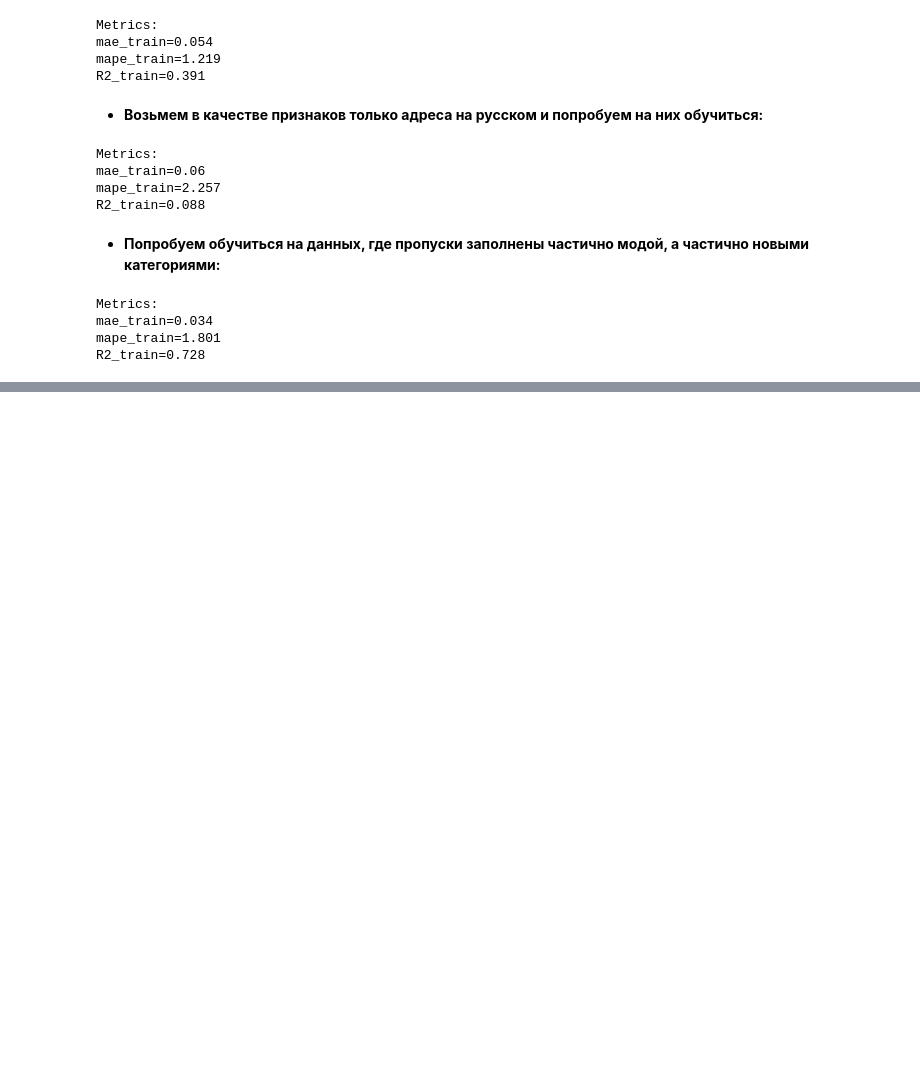
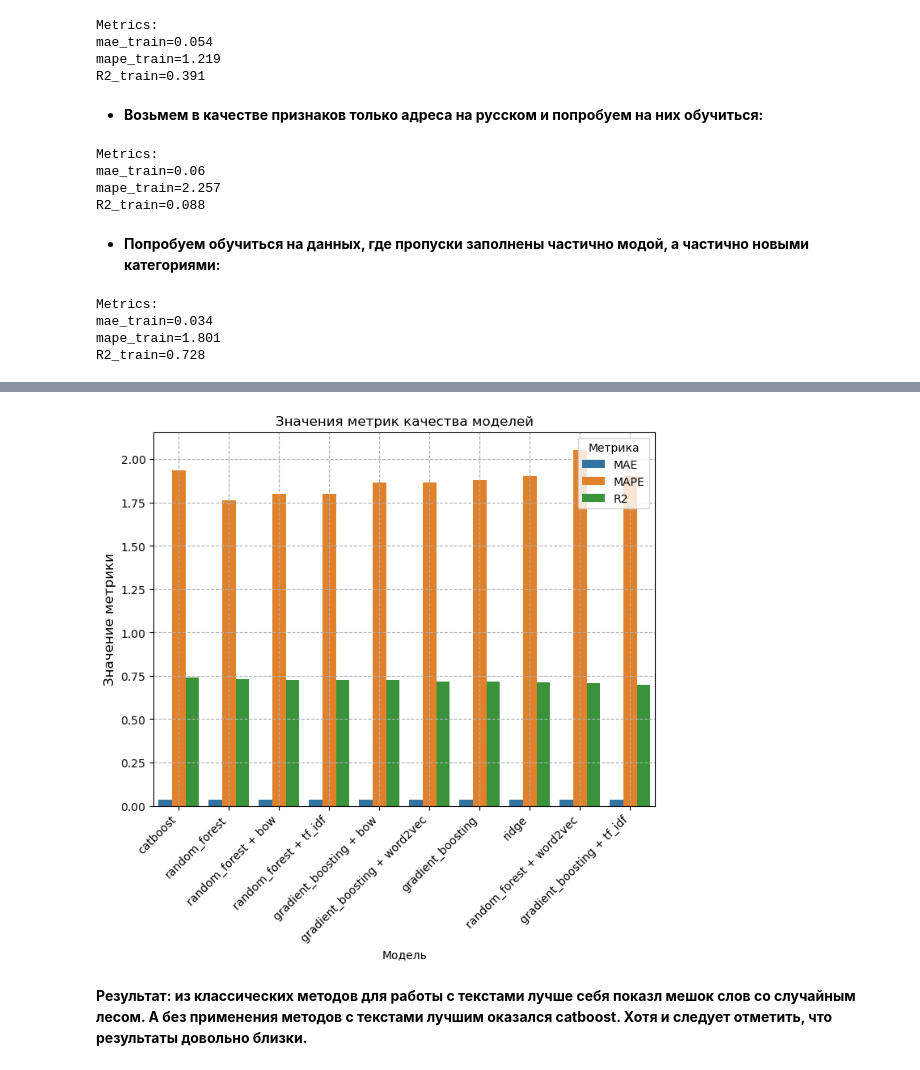
Before and after one commit to Aculanma/determining-the-popularity-of-geolocation-for-atm-placement, a Jupyter notebook: years_project_checkpoint5.ipynb, the cells around one changed output, grey strips where cells are left out. Saved outputs shown, nothing was run; the diff lists cells and outputs as text; code cells hidden in the pictures; blank space fills up the shorter version.

```diff
--- a/years_project_checkpoint3.ipynb
+++ b/years_project_checkpoint5.ipynb
@@ -1640,0 +2141,33 @@ R2_train=0.728
+# %%
+metrics = {
+    'Model': ['ridge', 'random_forest + bow', 'gradient_boosting + bow', 'random_forest + tf_idf', 'gradient_boosting + tf_idf',
+              'random_forest + word2vec', 'gradient_boosting + word2vec', 'random_forest', 'gradient_boosting', 'catboost'],
+    'MAE': [0.036, 0.034, 0.035, 0.034, 0.037, 0.037, 0.037, 0.034, 0.037, 0.034],
+    'MAPE': [1.902,  1.801, 1.867, 1.801, 1.904, 2.054, 1.867, 1.763, 1.877, 1.937],
+    'R2': [0.71, 0.728, 0.726, 0.728, 0.70, 0.709, 0.715, 0.73, 0.715, 0.741]
+}
+
+df = pd.DataFrame(metrics)
+
+# Сортировка по R²
+df = df.sort_values(by='R2', ascending=False)
+
+# Преобразуем в длинный формат
+long_df = df.melt(id_vars='Model', var_name='Metric', value_name='Value')
+
+# График
+plt.figure(figsize=(8, 6))
+sns.barplot(data=long_df, x='Model', y='Value', hue='Metric')
+
+plt.title('Значения метрик качества моделей')
+plt.xlabel('Модель')
+plt.ylabel('Значение метрики', fontsize=12)
+plt.xticks(rotation=45, ha='right')  # Поворот подписей на 45 градусов
+plt.legend(title='Метрика')
+plt.grid(linestyle='--')
+
+plt.show()
+# %% [output]
+[figure, added]
+# %% [markdown]
+__Результат: из классических методов для работы с текстами лучше себя показл мешок слов со случайным лесом. А без применения методов с текстами лучшим оказался catboost. Хотя и следует отметить, что результаты довольно близки.__
```
Also changed, not shown: parts of 112 cells of this notebook, 7 other files.
